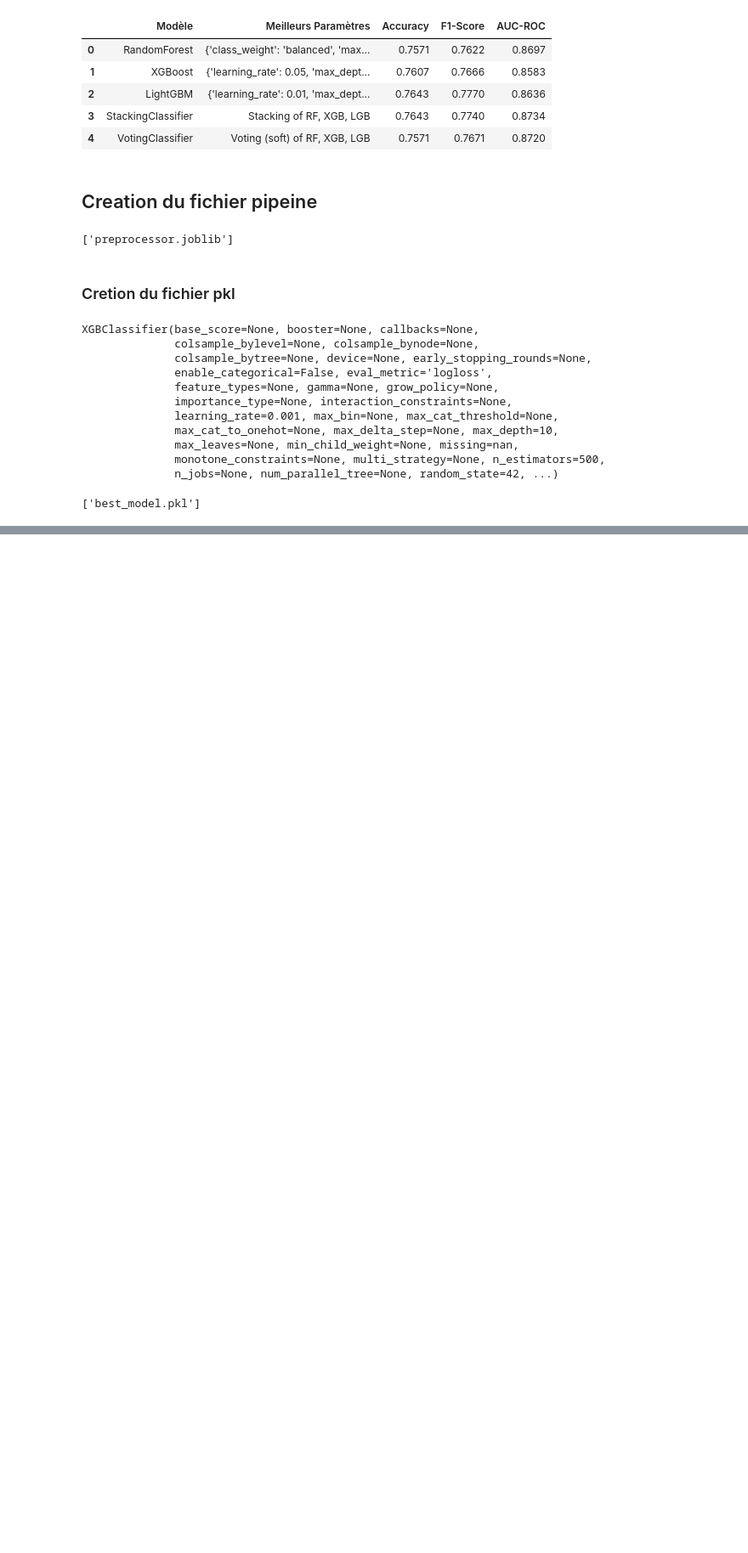
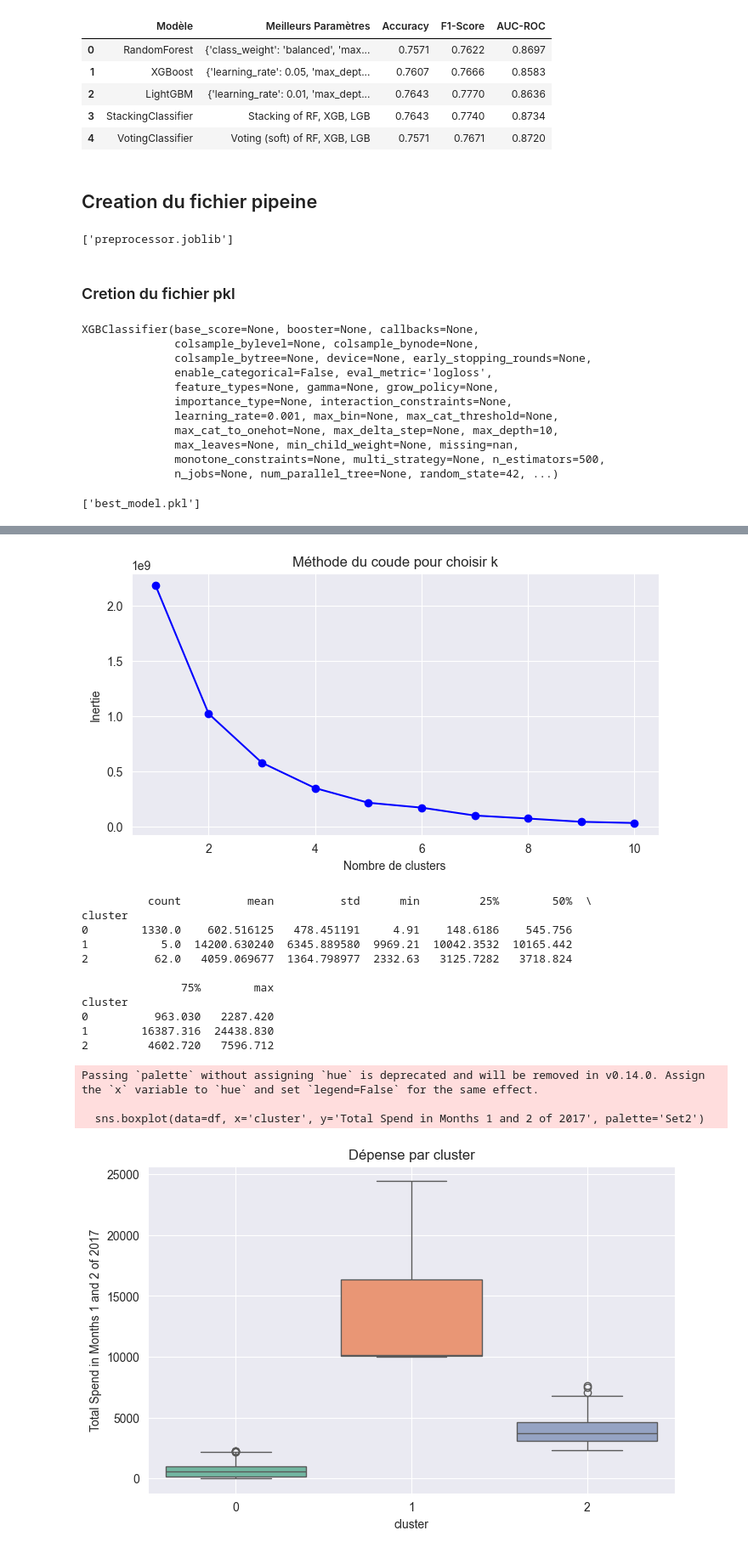
Before and after one commit to LarrySANDJO/Telecom_churn, a Jupyter notebook: CHURN/larry_notebook.ipynb, the cells around one changed output, grey strips where cells are left out. Shown at 85% size. Saved outputs shown, nothing was run; the diff lists cells and outputs as text; code cells hidden in the pictures; blank space fills up the shorter version.

```diff
--- a/CHURN/larry_notebook.ipynb
+++ b/CHURN/larry_notebook.ipynb
@@ -3151,0 +3156,2 @@ dump(best_model, 'best_model.pkl')
+# %%
+df = nig_cleaned
@@ -3151,0 +3160,68 @@ dump(best_model, 'best_model.pkl')
+# %%
+import pandas as pd
+import matplotlib.pyplot as plt
+import seaborn as sns
+from sklearn.preprocessing import StandardScaler
+from sklearn.cluster import KMeans
+
+# 1. Chargement des données
+# Remplace ceci par le chemin réel de ton fichier
+# df = pd.read_csv("chemin/vers/ton_fichier.csv")
+
+# Si tu es déjà dans un notebook avec df existant, tu peux commenter la ligne ci-dessus
+
+# 2. Sélection de la variable de dépense uniquement
+X = df[['Total Spend in Months 1 and 2 of 2017']]
+
+# 3. Standardisation
+scaler = StandardScaler()
+X_scaled = scaler.fit_transform(X)
+
+X_scaled = X
+
+# 4. Méthode du coude pour déterminer le nombre optimal de clusters
+inertia = []
+K = range(1, 11)
+for k in K:
+    kmeans = KMeans(n_clusters=k, random_state=42)
+    kmeans.fit(X_scaled)
+    inertia.append(kmeans.inertia_)
+
+plt.figure(figsize=(8, 4))
+plt.plot(K, inertia, 'bo-')
+plt.xlabel('Nombre de clusters')
+plt.ylabel('Inertie')
+plt.title('Méthode du coude pour choisir k')
+plt.grid(True)
+plt.show()
+
+# 5. Clustering avec le k choisi (ex. ici k=3)
+kmeans = KMeans(n_clusters=3, random_state=42)
+df['cluster'] = kmeans.fit_predict(X_scaled)
+
+# 6. Analyse des clusters
+print(df.groupby('cluster')['Total Spend in Months 1 and 2 of 2017'].describe())
+
+# 7. Visualisation des clusters
+plt.figure(figsize=(8, 5))
+sns.boxplot(data=df, x='cluster', y='Total Spend in Months 1 and 2 of 2017', palette='Set2')
+plt.title('Dépense par cluster')
+plt.grid(True)
+plt.show()
+# %% [output]
+[figure, added]
+          count          mean          std      min         25%        50%  \
+cluster
+0        1330.0    602.516125   478.451191     4.91    148.6186    545.756
+1           5.0  14200.630240  6345.889580  9969.21  10042.3532  10165.442
+2          62.0   4059.069677  1364.798977  2332.63   3125.7282   3718.824
+
+               75%        max
+cluster
+0          963.030   2287.420
+1        16387.316  24438.830
+2         4602.720   7596.712
+Passing `palette` without assigning `hue` is deprecated and will be removed in v0.14.0. Assign the `x` variable to `hue` and set `legend=False` for the same effect.
+
+  sns.boxplot(data=df, x='cluster', y='Total Spend in Months 1 and 2 of 2017', palette='Set2')
+[figure, added]
```
Also changed, not shown: parts of 8 cells of this notebook.
